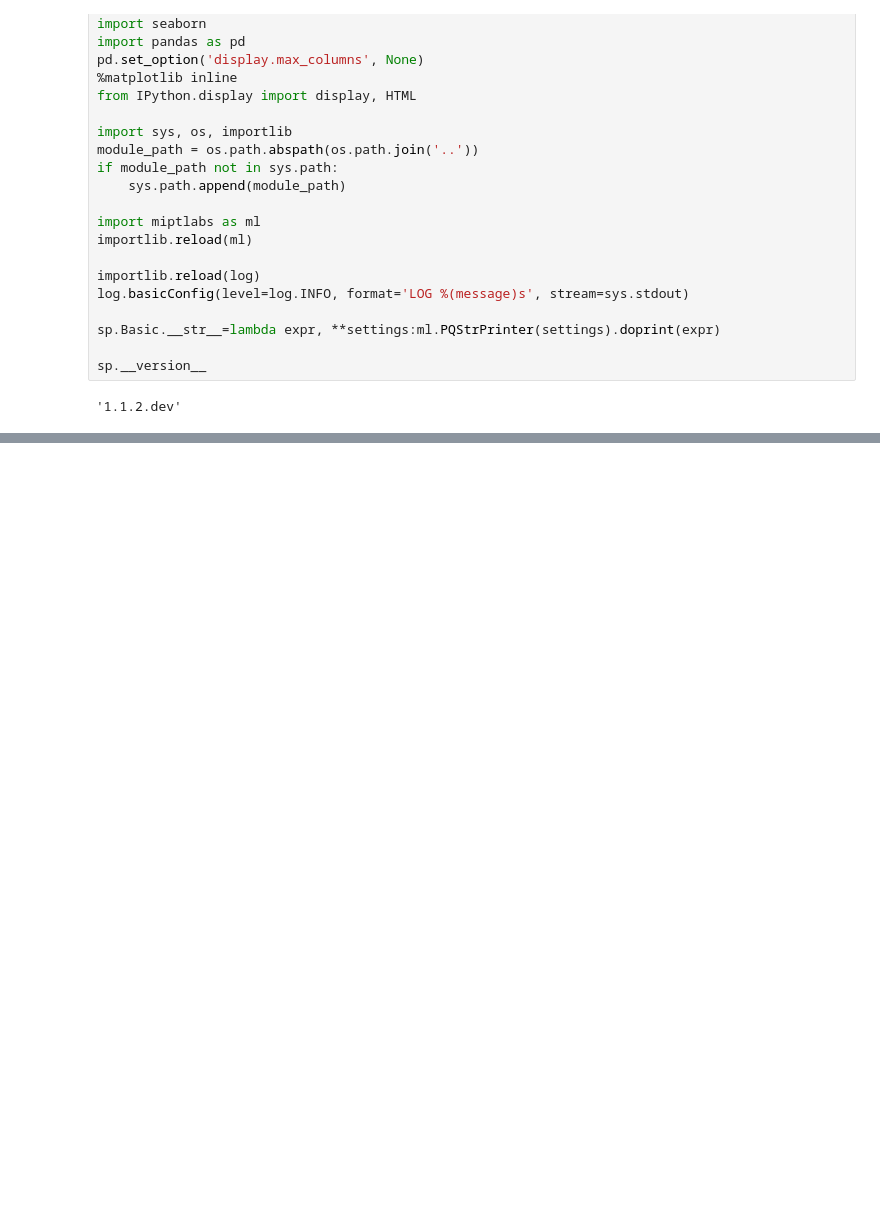
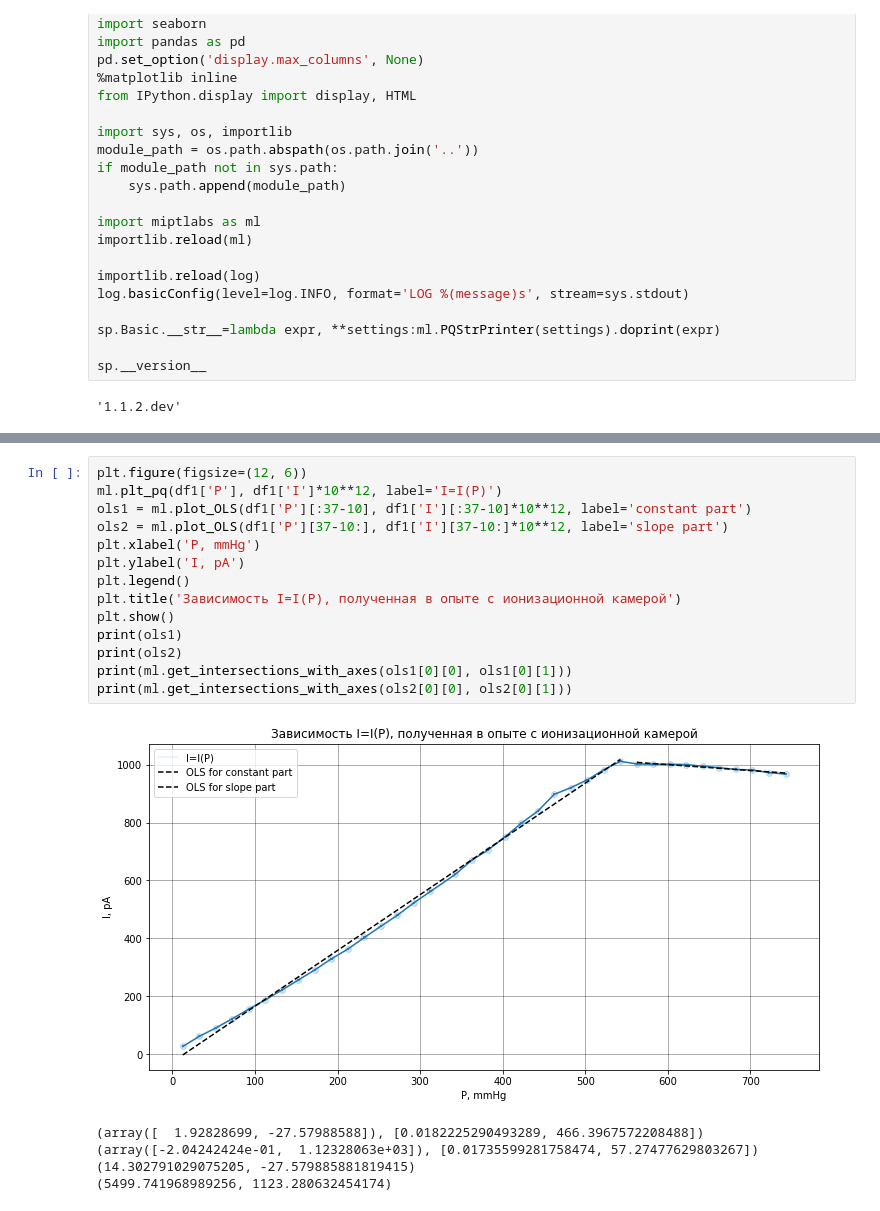
Before and after one commit to Wiki-fan/miptlabs, a Jupyter notebook: К 4.2 Альфа-частицы/lab4.2.ipynb, the cells around one changed output, grey strips where cells are left out. Cells and saved outputs as stored; diff of their text form; blank space fills up the shorter version.

```diff
--- a/К 4.2 Альфа-частицы/lab4.2.ipynb
+++ b/К 4.2 Альфа-частицы/lab4.2.ipynb
@@ -65,0 +114,20 @@ P0.repr_as(u.torr)-needed
+# %%
+plt.figure(figsize=(12, 6))
+ml.plt_pq(df1['P'], df1['I']*10**12, label='I=I(P)')
+ols1 = ml.plot_OLS(df1['P'][:37-10], df1['I'][:37-10]*10**12, label='constant part')
+ols2 = ml.plot_OLS(df1['P'][37-10:], df1['I'][37-10:]*10**12, label='slope part')
+plt.xlabel('P, mmHg')
+plt.ylabel('I, pA')
+plt.legend()
+plt.title('Зависимость I=I(P), полученная в опыте с ионизационной камерой')
+plt.show()
+print(ols1)
+print(ols2)
+print(ml.get_intersections_with_axes(ols1[0][0], ols1[0][1]))
+print(ml.get_intersections_with_axes(ols2[0][0], ols2[0][1]))
+# %% [output]
+[figure, added]
+(array([  1.92828699, -27.57988588]), [0.0182225290493289, 466.3967572208488])
+(array([-2.04242424e-01,  1.12328063e+03]), [0.01735599281758474, 57.27477629803267])
+(14.302791029075205, -27.579885881819415)
+(5499.741968989256, 1123.280632454174)
```
Also changed, not shown: parts of 9 cells of this notebook, 3 other files.
